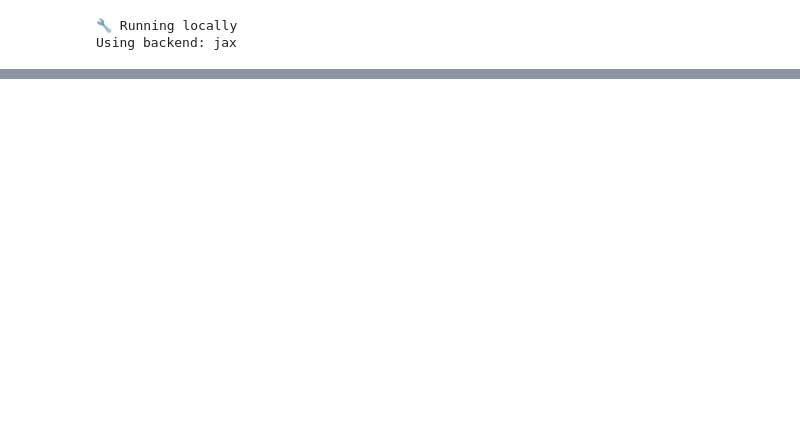
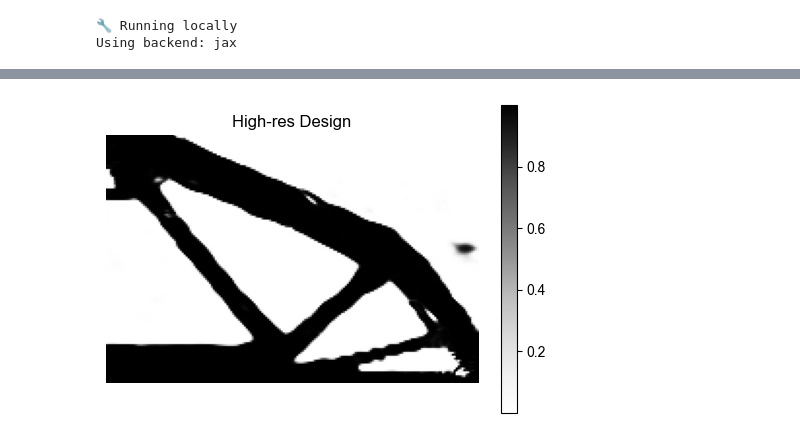
Before and after one commit to SNMS95/ADTO, a Jupyter notebook: neuralTO.ipynb, the cells around one changed output, grey strips where cells are left out. Saved outputs shown, nothing was run; the diff lists cells and outputs as text; code cells hidden in the pictures; blank space fills up the shorter version.

```diff
--- a/neuralTO.ipynb
+++ b/neuralTO.ipynb
@@ -203,0 +251,17 @@ Using backend: jax
+# %%
+if nn_type in ["mlp", "siren"]:
+    # make a higher resolution plot
+    # sample grid coordinates in [-1, 1]x[-1, 1]
+    from nn_keras import get_input_coords
+    high_res_input = get_input_coords(2*Nx, 2*Ny)
+    nn_out = nn.stateless_call(trainable_vars, non_trainable_vars, high_res_input)[0]
+    high_res_design = volume_enforcing_filter(nn_out, volfrac).reshape(2*Ny, 2*Nx, order='F')
+    plt.figure(figsize=(6, 4))
+    plt.imshow(high_res_design, cmap="Greys")
+    plt.title('High-res Design')
+    plt.xlabel('X')
+    plt.ylabel('Y')
+    plt.axis("off")
+    plt.colorbar()
+# %% [output]
+[figure, added]
```
Also changed, not shown: parts of 5 cells of this notebook, 2 other files.
